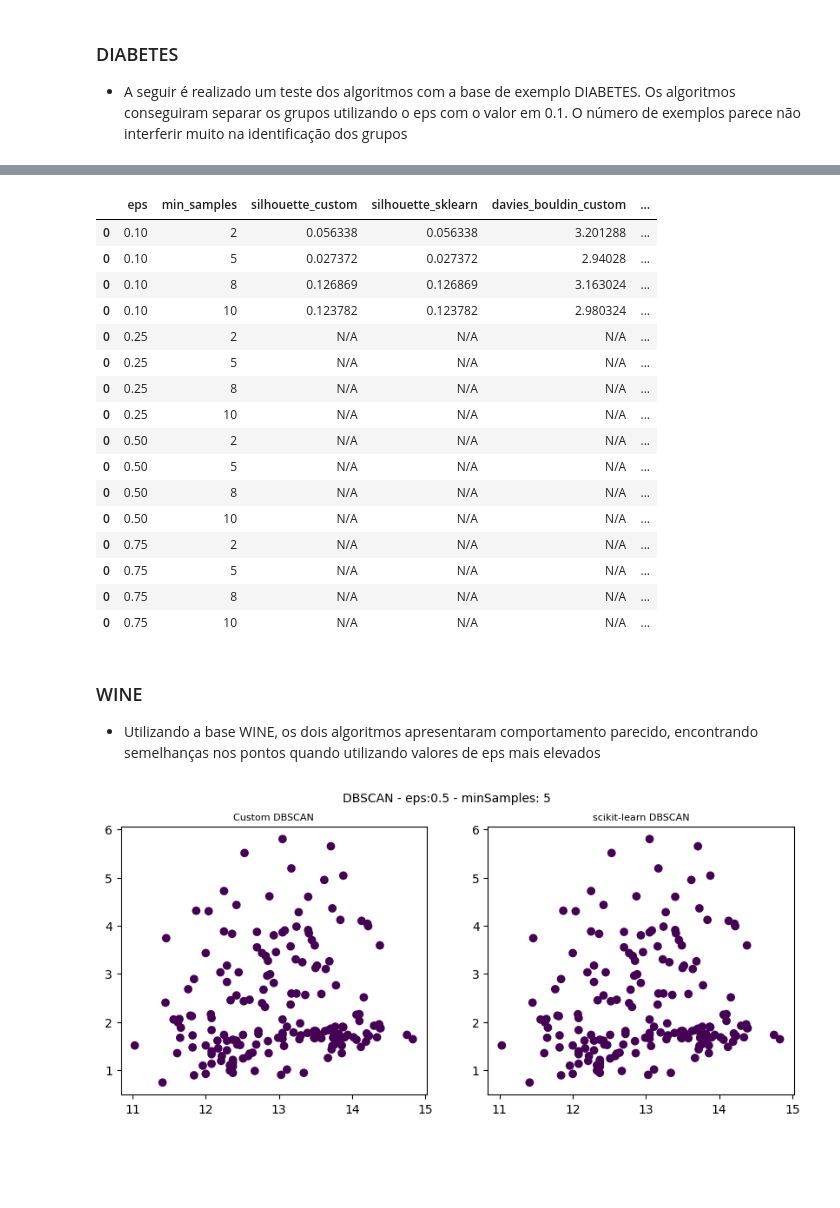
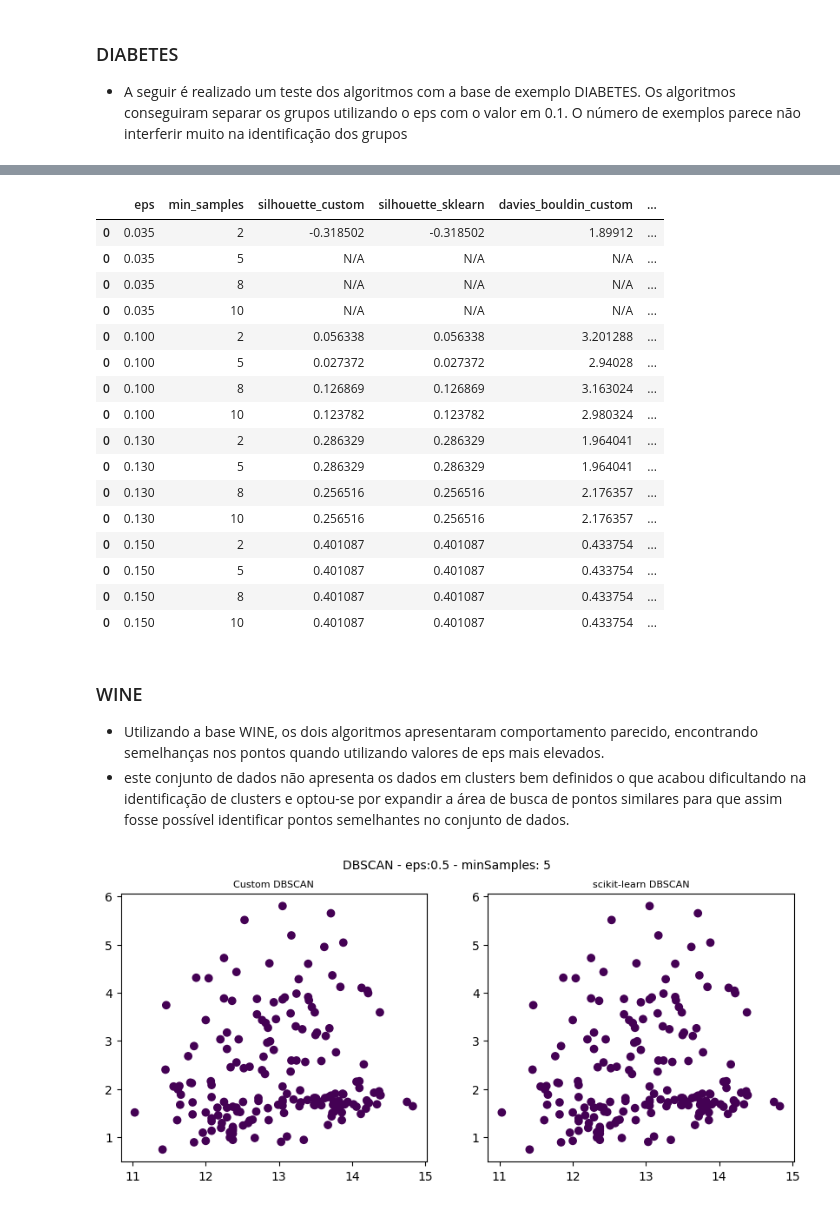
Before and after one commit to cristianomm/PUCRS, a Jupyter notebook: 2023-02/98H08-04 - Aprendizado não Supervisionado/T1/T1_CristianoMMartins.ipynb, the cells around one changed output, grey strips where cells are left out. Cells and saved outputs as stored; diff of their text form; code cells hidden in the pictures; blank space fills up the shorter version.

```diff
--- a/2023-02/98H08-04 - Aprendizado não Supervisionado/T1/T1_dbscan.ipynb
+++ b/2023-02/98H08-04 - Aprendizado não Supervisionado/T1/T1_CristianoMMartins.ipynb
@@ -33,7 +37,7 @@ class CDBSCAN():
         self.labels_ = np.array([])
 
     def _loadData(self, X):
-        '''Carrega os dados, deixando no formato de lista de pontos com os atributos necessários para o algoritmo'''
+        '''Carrega os dados como uma lista de pontos com os atributos necessários para o algoritmo'''
         self.points = []
         for i in range(len(X)):
             p = point()
@@ -59,19 +63,19 @@ class CDBSCAN():
         neighbors = [i for i, d in enumerate(distances) if d < self.eps]
         return neighbors
 
-    def _expandCluster(self, p, neighborPts, clusterId):
+    def _expandCluster(self, p, neighbors, cluster_id):
         '''Expande o cluster para os pontos que estão dentro do raio de eps do ponto p.'''
-        p.cluster = clusterId
+        p.cluster = cluster_id
         i = 0
-        while i < len(neighborPts):
-            nextPoint = self.points[neighborPts[i]]
+        while i < len(neighbors):
+            nextPoint = self.points[neighbors[i]]
             if not nextPoint.classified:
                 nextPoint.classified = True
-                nextNeighborPts = self._regionQuery(nextPoint)
-                if len(nextNeighborPts) >= self.min_samples:
-                    neighborPts += nextNeighborPts
+                nextNeighbors = self._regionQuery(nextPoint)
+                if len(nextNeighbors) >= self.min_samples:
+                    neighbors += nextNeighbors
             if nextPoint.cluster == 0:
-                nextPoint.cluster = clusterId
+                nextPoint.cluster = cluster_id
             i += 1
 
     def fit_predict(self, X):
@@ -110,7 +114,7 @@ def eval_func(function, X, labels):
 
 
 def evaluate_models(X, labels_custom, labels_sklearn, eps, min_samples):
-    '''Avalia e compara os modelos'''
+    '''Avalia e compara os modelos, retorna um dataframe com os resultados calculados'''
     silhouette_custom = eval_func(silhouette_score, X, labels_custom)
     silhouette_sklearn = eval_func(silhouette_score, X, labels_sklearn)
 
@@ -281,34 +295,35 @@ test_models_plot(X, eps=0.15, min_samples=15)
 # %%
 results = pd.DataFrame()
 min_samples = [2, 5, 8, 10]
-eps = [0.1, 0.25, 0.5, 0.75]
+eps = [0.035, 0.1, 0.13, 0.15]
 
 for e in eps:
     for m in min_samples:
         results = pd.concat([results, test_models(X, eps=e, min_samples=m)])
 
 results
 # %% [output]
 |  | eps | min_samples | silhouette_custom | silhouette_sklearn | davies_bouldin_custom | ... |
-| 0 | 0.10 | 2 | 0.056338 | 0.056338 | 3.201288 | ... |
-| 0 | 0.10 | 5 | 0.027372 | 0.027372 | 2.94028 | ... |
-| 0 | 0.10 | 8 | 0.126869 | 0.126869 | 3.163024 | ... |
-| 0 | 0.10 | 10 | 0.123782 | 0.123782 | 2.980324 | ... |
-| 0 | 0.25 | 2 | N/A | N/A | N/A | ... |
-| 0 | 0.25 | 5 | N/A | N/A | N/A | ... |
-| 0 | 0.25 | 8 | N/A | N/A | N/A | ... |
-| 0 | 0.25 | 10 | N/A | N/A | N/A | ... |
-| 0 | 0.50 | 2 | N/A | N/A | N/A | ... |
-| 0 | 0.50 | 5 | N/A | N/A | N/A | ... |
-| 0 | 0.50 | 8 | N/A | N/A | N/A | ... |
-| 0 | 0.50 | 10 | N/A | N/A | N/A | ... |
-| 0 | 0.75 | 2 | N/A | N/A | N/A | ... |
-| 0 | 0.75 | 5 | N/A | N/A | N/A | ... |
-| 0 | 0.75 | 8 | N/A | N/A | N/A | ... |
-| 0 | 0.75 | 10 | N/A | N/A | N/A | ... |
+| 0 | 0.035 | 2 | -0.318502 | -0.318502 | 1.89912 | ... |
+| 0 | 0.035 | 5 | N/A | N/A | N/A | ... |
+| 0 | 0.035 | 8 | N/A | N/A | N/A | ... |
+| 0 | 0.035 | 10 | N/A | N/A | N/A | ... |
+| 0 | 0.100 | 2 | 0.056338 | 0.056338 | 3.201288 | ... |
+| 0 | 0.100 | 5 | 0.027372 | 0.027372 | 2.94028 | ... |
+| 0 | 0.100 | 8 | 0.126869 | 0.126869 | 3.163024 | ... |
+| 0 | 0.100 | 10 | 0.123782 | 0.123782 | 2.980324 | ... |
+| 0 | 0.130 | 2 | 0.286329 | 0.286329 | 1.964041 | ... |
+| 0 | 0.130 | 5 | 0.286329 | 0.286329 | 1.964041 | ... |
+| 0 | 0.130 | 8 | 0.256516 | 0.256516 | 2.176357 | ... |
+| 0 | 0.130 | 10 | 0.256516 | 0.256516 | 2.176357 | ... |
+| 0 | 0.150 | 2 | 0.401087 | 0.401087 | 0.433754 | ... |
+| 0 | 0.150 | 5 | 0.401087 | 0.401087 | 0.433754 | ... |
+| 0 | 0.150 | 8 | 0.401087 | 0.401087 | 0.433754 | ... |
+| 0 | 0.150 | 10 | 0.401087 | 0.401087 | 0.433754 | ... |
 # %% [markdown]
 ### WINE
-- Utilizando a base WINE, os dois algoritmos apresentaram comportamento parecido, encontrando semelhanças nos pontos quando utilizando valores de eps mais elevados
+- Utilizando a base WINE, os dois algoritmos apresentaram comportamento parecido, encontrando semelhanças nos pontos quando utilizando valores de eps mais elevados.
+- este conjunto de dados não apresenta os dados em clusters bem definidos o que acabou dificultando na identificação de clusters e optou-se por expandir a área de busca de pontos similares para que assim fosse possível identificar pontos semelhantes no conjunto de dados.
 # %%
 X = load_wine().data
 
```
Also changed, not shown: parts of 5 cells of this notebook, 1 other file.
